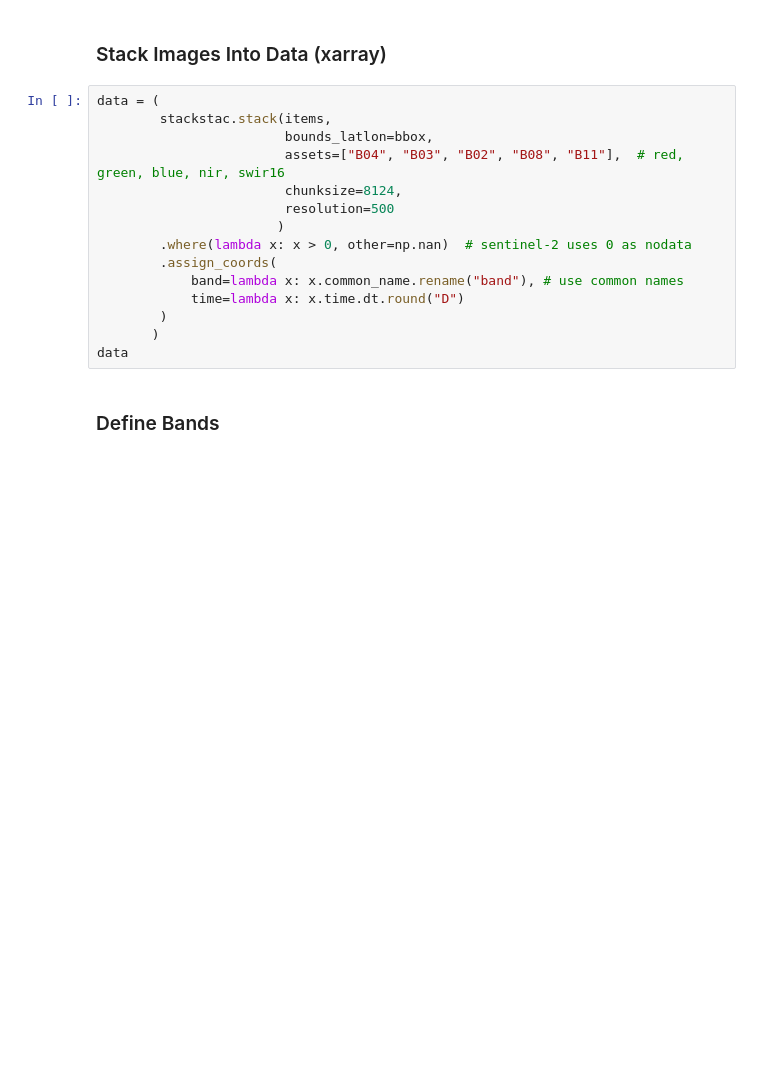
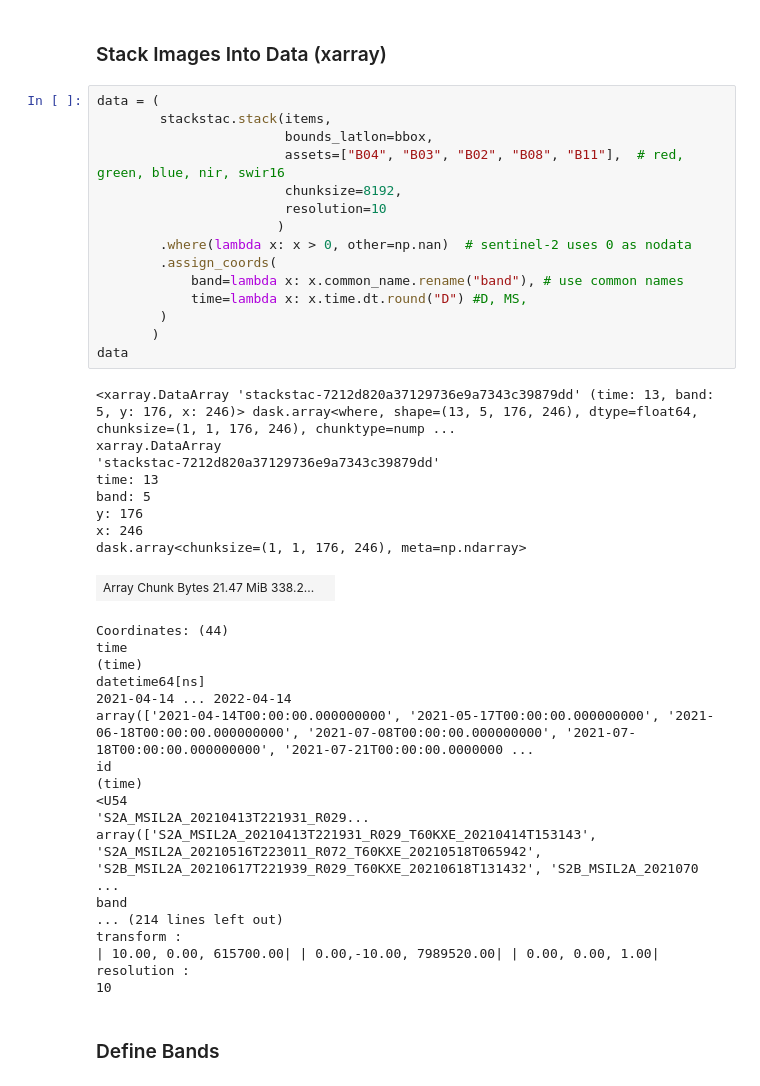
Before and after one commit to sopac/undp_mrd_river_extraction, a Jupyter notebook: river_extraction_monitoring.ipynb, the cells around one changed output. Saved outputs shown, nothing was run; the diff lists cells and outputs as text; blank space fills up the shorter version.

```diff
--- a/river_extraction_monitoring.ipynb
+++ b/river_extraction_monitoring.ipynb
@@ -66,18 +90,45 @@ items = [pc.sign(item).to_dict() for item in items]
 # %%
 data = (
         stackstac.stack(items,
                         bounds_latlon=bbox,
                         assets=["B04", "B03", "B02", "B08", "B11"],  # red, green, blue, nir, swir16
-                        chunksize=8124,
-                        resolution=500
+                        chunksize=8192,
+                        resolution=10
                        )
         .where(lambda x: x > 0, other=np.nan)  # sentinel-2 uses 0 as nodata
         .assign_coords(
             band=lambda x: x.common_name.rename("band"), # use common names
-            time=lambda x: x.time.dt.round("D")
+            time=lambda x: x.time.dt.round("D") #D, MS,
         )
        )
 data
+# %% [output]
+<xarray.DataArray 'stackstac-7212d820a37129736e9a7343c39879dd' (time: 13, band: 5, y: 176, x: 246)> dask.array<where, shape=(13, 5, 176, 246), dtype=float64, chunksize=(1, 1, 176, 246), chunktype=nump ...
+xarray.DataArray
+'stackstac-7212d820a37129736e9a7343c39879dd'
+time: 13
+band: 5
+y: 176
+x: 246
+dask.array<chunksize=(1, 1, 176, 246), meta=np.ndarray>
+| Array Chunk Bytes 21.47 MiB 338.2... |  |
+Coordinates: (44)
+time
+(time)
+datetime64[ns]
+2021-04-14 ... 2022-04-14
+array(['2021-04-14T00:00:00.000000000', '2021-05-17T00:00:00.000000000', '2021-06-18T00:00:00.000000000', '2021-07-08T00:00:00.000000000', '2021-07-18T00:00:00.000000000', '2021-07-21T00:00:00.0000000 ...
+id
+(time)
+<U54
+'S2A_MSIL2A_20210413T221931_R029...
+array(['S2A_MSIL2A_20210413T221931_R029_T60KXE_20210414T153143', 'S2A_MSIL2A_20210516T223011_R072_T60KXE_20210518T065942', 'S2B_MSIL2A_20210617T221939_R029_T60KXE_20210618T131432', 'S2B_MSIL2A_2021070 ...
+band
+... (214 lines left out)
+transform :
+| 10.00, 0.00, 615700.00| | 0.00,-10.00, 7989520.00| | 0.00, 0.00, 1.00|
+resolution :
+10
 # %% [markdown]
 ### Define Bands
 # %%
```
Also changed, not shown: parts of 16 cells of this notebook, 2 other files.
